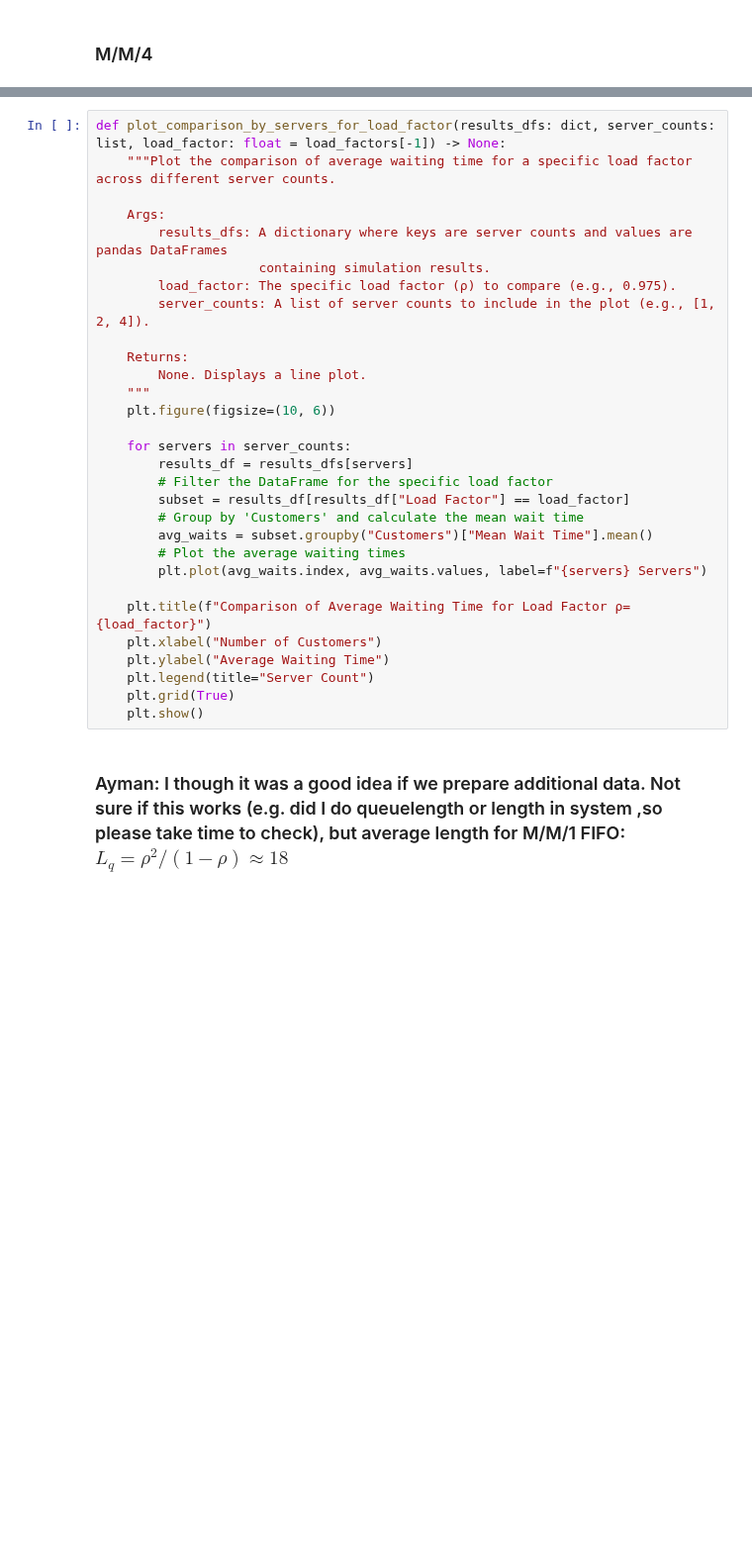
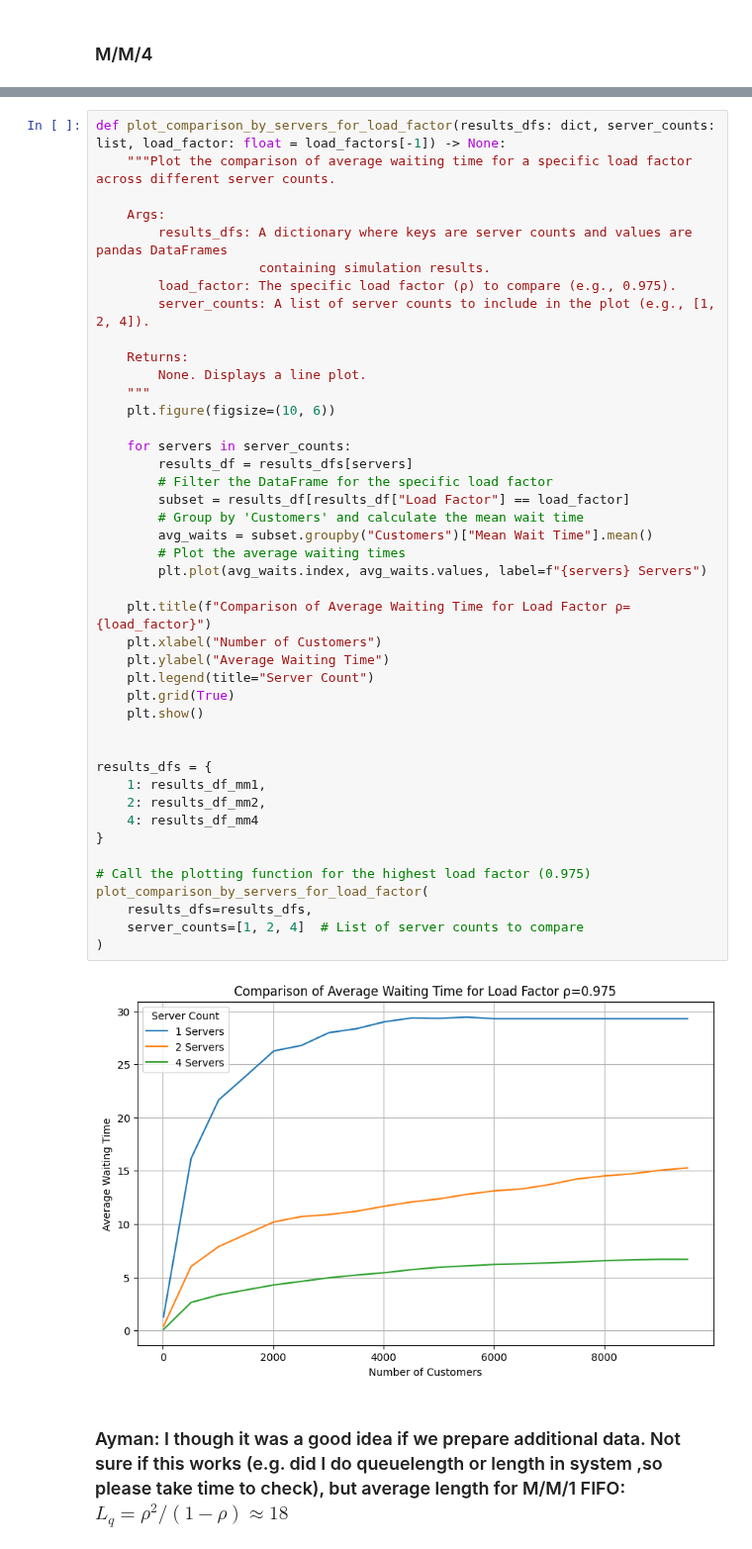
Before and after one commit to LodeVermeulen/stochastic-simulation, a Jupyter notebook: Homework 2/HW2.ipynb, the cells around one changed output, grey strips where cells are left out. Shown at 99% size. Drawn from its saved outputs; the diff is of its cells as text; blank space fills up the shorter version.

```diff
--- a/Homework 2/HW2.ipynb
+++ b/Homework 2/HW2.ipynb
@@ -304,33 +307,48 @@ plot_simulations(results_df_mm4, load_factors)
 # %%
 def plot_comparison_by_servers_for_load_factor(results_dfs: dict, server_counts: list, load_factor: float = load_factors[-1]) -> None:
     """Plot the comparison of average waiting time for a specific load factor across different server counts.
 
     Args:
         results_dfs: A dictionary where keys are server counts and values are pandas DataFrames
                      containing simulation results.
         load_factor: The specific load factor (ρ) to compare (e.g., 0.975).
         server_counts: A list of server counts to include in the plot (e.g., [1, 2, 4]).
 
     Returns:
         None. Displays a line plot.
     """
     plt.figure(figsize=(10, 6))
 
     for servers in server_counts:
         results_df = results_dfs[servers]
         # Filter the DataFrame for the specific load factor
         subset = results_df[results_df["Load Factor"] == load_factor]
         # Group by 'Customers' and calculate the mean wait time
         avg_waits = subset.groupby("Customers")["Mean Wait Time"].mean()
         # Plot the average waiting times
         plt.plot(avg_waits.index, avg_waits.values, label=f"{servers} Servers")
 
     plt.title(f"Comparison of Average Waiting Time for Load Factor ρ={load_factor}")
     plt.xlabel("Number of Customers")
     plt.ylabel("Average Waiting Time")
     plt.legend(title="Server Count")
     plt.grid(True)
     plt.show()
+
+
+results_dfs = {
+    1: results_df_mm1,
+    2: results_df_mm2,
+    4: results_df_mm4
+}
+
+# Call the plotting function for the highest load factor (0.975)
+plot_comparison_by_servers_for_load_factor(
+    results_dfs=results_dfs,
+    server_counts=[1, 2, 4]  # List of server counts to compare
+)
+# %% [output]
+[figure, added]
 # %% [markdown]
 ### Ayman: I though it was a good idea if we prepare additional data. Not sure if this works (e.g. did I do queuelength or length in system ,so please take time to check), but average length for M/M/1 FIFO: $L_q = \rho^2/(1-\rho) \approx 18$
 # %%
```
Also changed, not shown: parts of 8 cells of this notebook, 5 other files.
